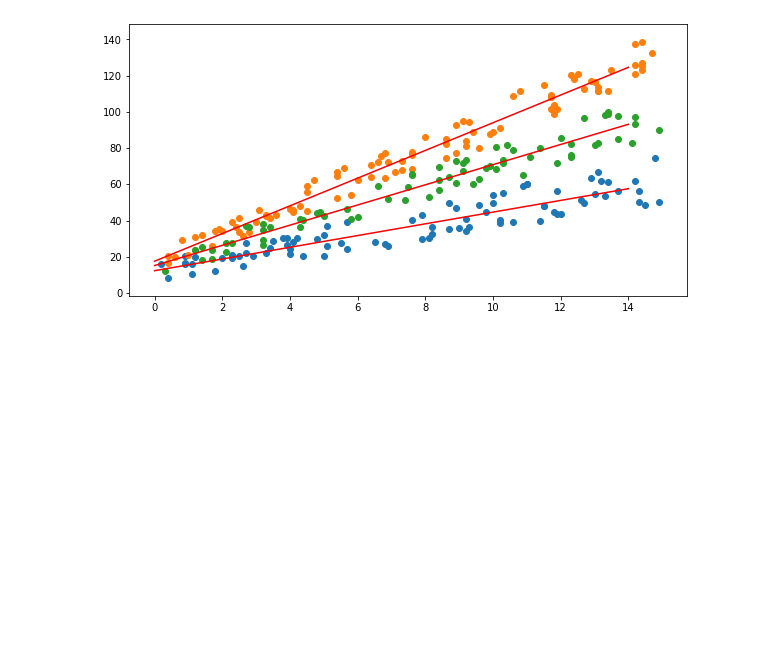
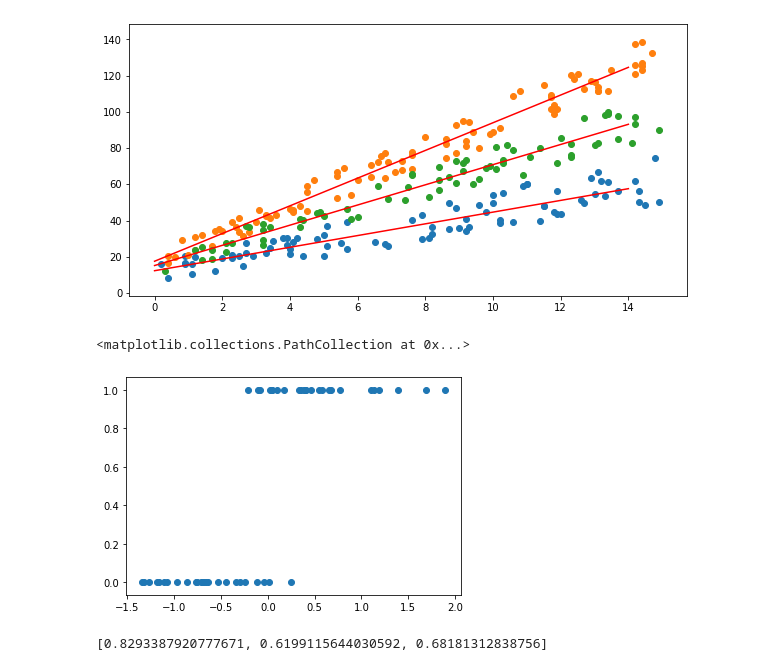
Before and after one commit to max-miller/ds_ground_up, a Jupyter notebook: regression/regression.ipynb, the cells around one changed output. Cells and saved outputs as stored; diff of their text form; code cells hidden in the pictures; blank space fills up the shorter version.

```diff
--- a/regression/regression.ipynb
+++ b/regression/regression.ipynb
@@ -181,3 +183,17 @@ def cost_function_multi_hue(df,x1,x2,y):
 cost_function_multi_hue(wage,'years','college','wage')
 # %% [output]
 [figure]
+# %%
+x_class, y_class = make_classification(n_samples=50,n_features=1,n_informative=1,n_redundant=0,
+                                       n_classes=2,n_clusters_per_class=1,class_sep=.5)
+# %%
+plt.scatter(x_class,y_class)
+# %% [output]
+<matplotlib.collections.PathCollection at 0x...>
+[figure, added]
+# %%
+log = LogisticRegression()
+log.fit(x_class,y_class)
+[prob[1] for prob in log.predict_proba([[.5],[.1],[.2]])]
+# %% [output]
+[0.8293387920777671, 0.6199115644030592, 0.68181312838756]
```
Also changed, not shown: parts of 7 cells of this notebook.
